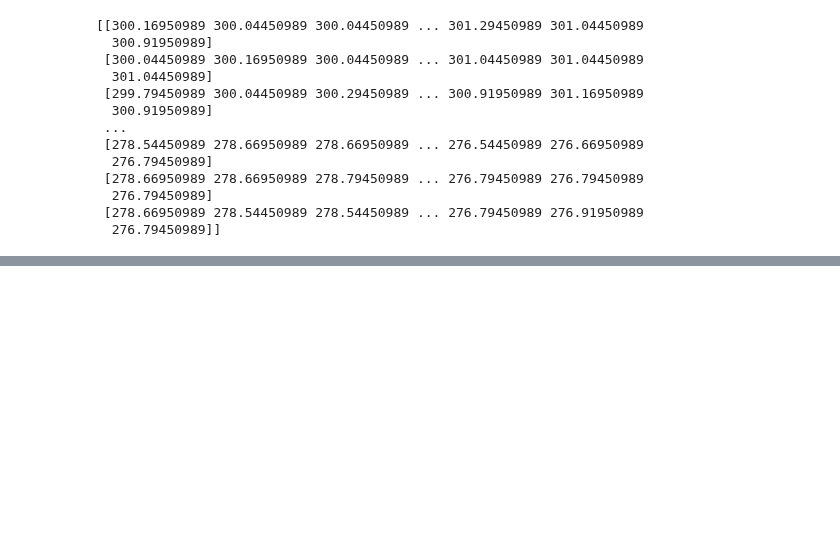
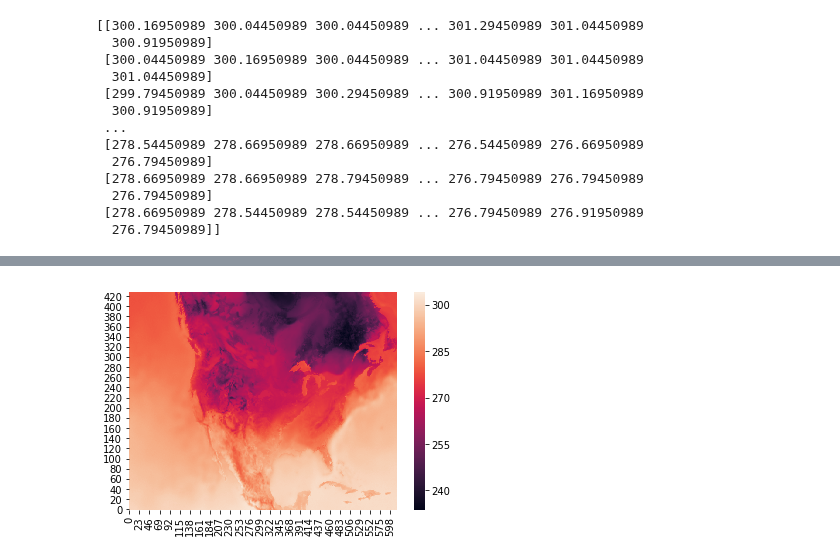
Before and after one commit to yuanzhou15/capstone-weather, a Jupyter notebook: rex/modnote.ipynb, the cells around one changed output, grey strips where cells are left out. Saved outputs shown, nothing was run; the diff lists cells and outputs as text; code cells hidden in the pictures; blank space fills up the shorter version.

```diff
--- a/rex/modnote.ipynb
+++ b/rex/modnote.ipynb
@@ -45,0 +13,4 @@ def print_grbs(grbs):
+# %%
+satdata_2017_01_01_00_0 = "mod/moddata/nam_218_20170101_0000_000.grb2"
+grbs = pygrib.open(satdata_2017_01_01_00_0)
+print(grbs)
@@ -185,0 +57,6 @@ ImportError: No module named basemap
+# %%
+plt.figure()
+ax = sns.heatmap(temp, cbar='true')
+ax.invert_yaxis()
+# %% [output]
+[figure, added]
```
Also changed, not shown: parts of 22 cells of this notebook, 1 other file.
